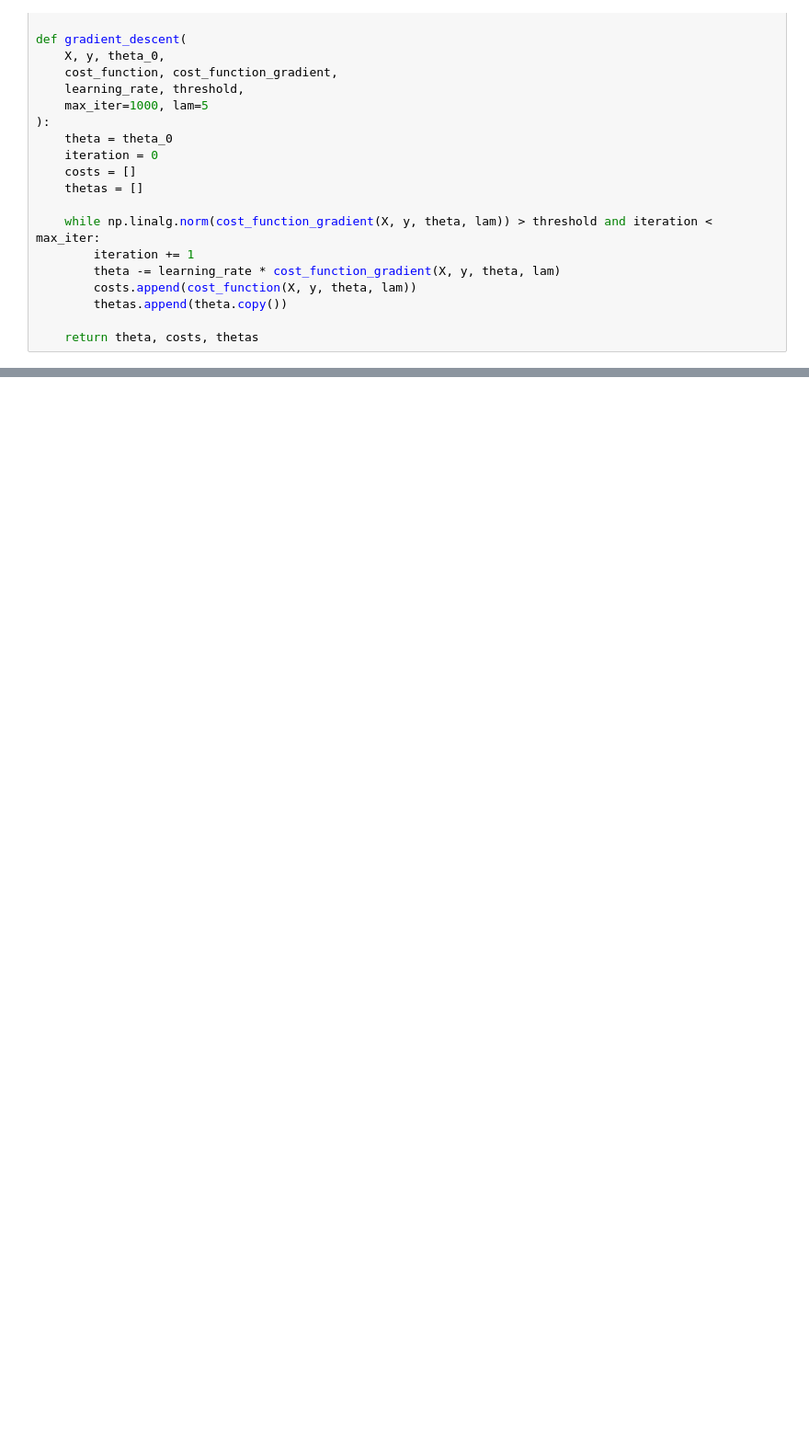
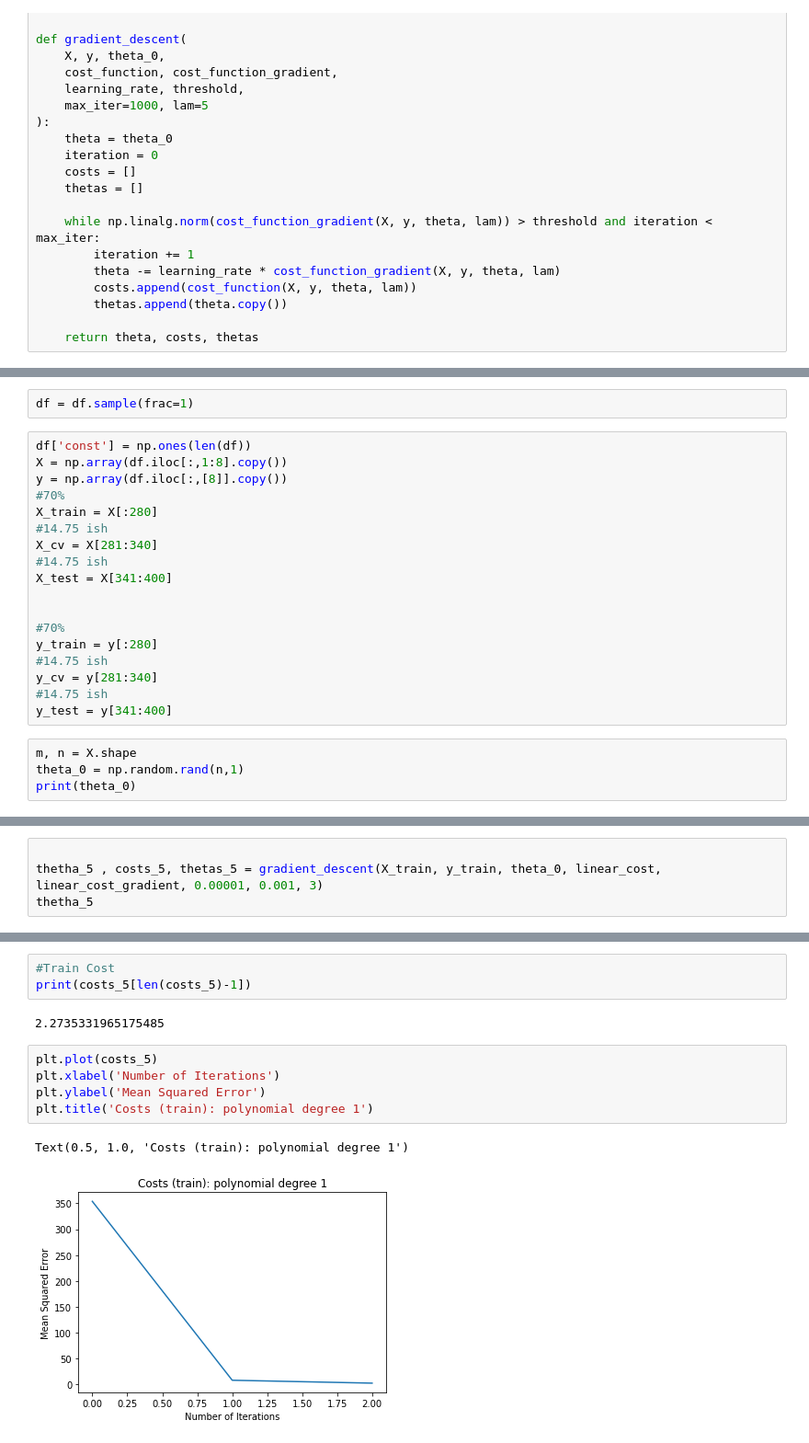
Before and after one commit to JBarillas/MachineLearning-2021, a Jupyter notebook: Laboratorio5/Lab5.ipynb, the cells around one changed output, grey strips where cells are left out. Shown at 92% size. Saved outputs shown, nothing was run; the diff lists cells and outputs as text; blank space fills up the shorter version.

Commit message:
Lab finished, ask 4 polinomial errors

```diff
--- a/Laboratorio5/Lab5.ipynb
+++ b/Laboratorio5/Lab5.ipynb
@@ -35,0 +45,24 @@ def gradient_descent(
+# %%
+df = df.sample(frac=1)
+# %%
+df['const'] = np.ones(len(df))
+X = np.array(df.iloc[:,1:8].copy())
+y = np.array(df.iloc[:,[8]].copy())
+#70%
+X_train = X[:280]
+#14.75 ish
+X_cv = X[281:340]
+#14.75 ish
+X_test = X[341:400]
+
+
+#70%
+y_train = y[:280]
+#14.75 ish
+y_cv = y[281:340]
+#14.75 ish
+y_test = y[341:400]
+# %%
+m, n = X.shape
+theta_0 = np.random.rand(n,1)
+print(theta_0)
@@ -35,0 +77,4 @@ def gradient_descent(
+# %%
+
+thetha_5 , costs_5, thetas_5 = gradient_descent(X_train, y_train, theta_0, linear_cost, linear_cost_gradient, 0.00001, 0.001, 3)
+thetha_5
@@ -35,0 +89,13 @@ def gradient_descent(
+# %%
+#Train Cost
+print(costs_5[len(costs_5)-1])
+# %% [output]
+2.2735331965175485
+# %%
+plt.plot(costs_5)
+plt.xlabel('Number of Iterations')
+plt.ylabel('Mean Squared Error')
+plt.title('Costs (train): polynomial degree 1')
+# %% [output]
+Text(0.5, 1.0, 'Costs (train): polynomial degree 1')
+[figure, added]
```
Also changed, not shown: parts of 25 cells of this notebook.
